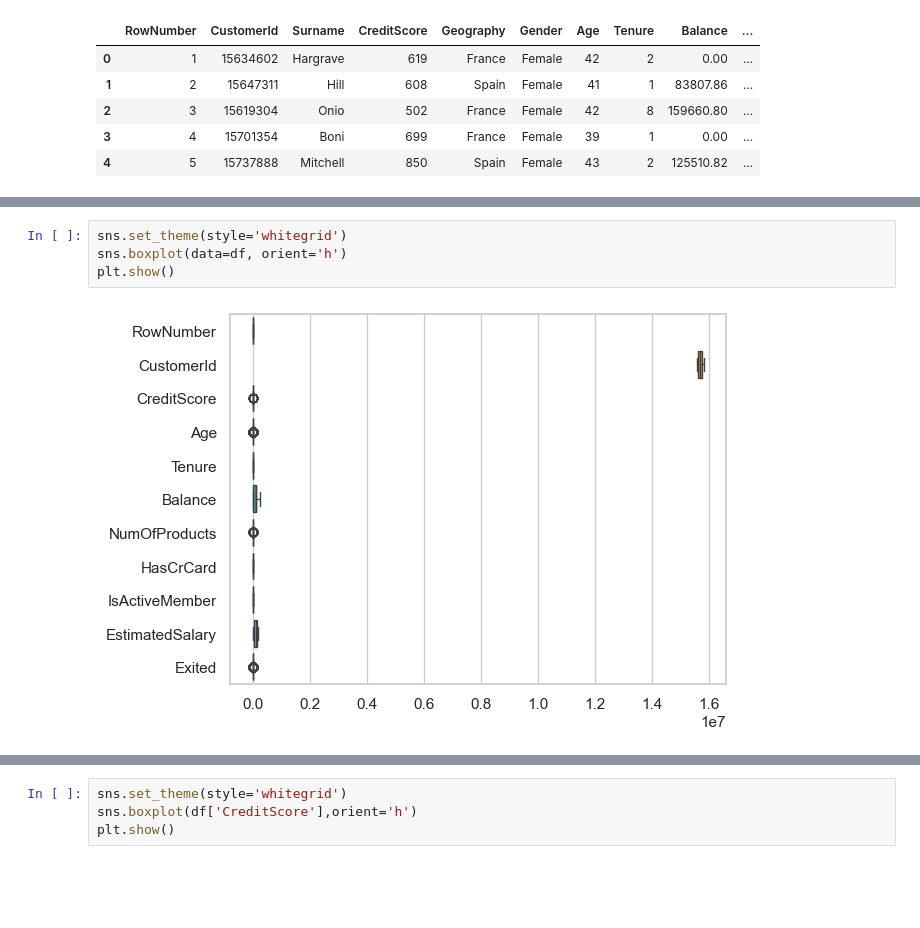
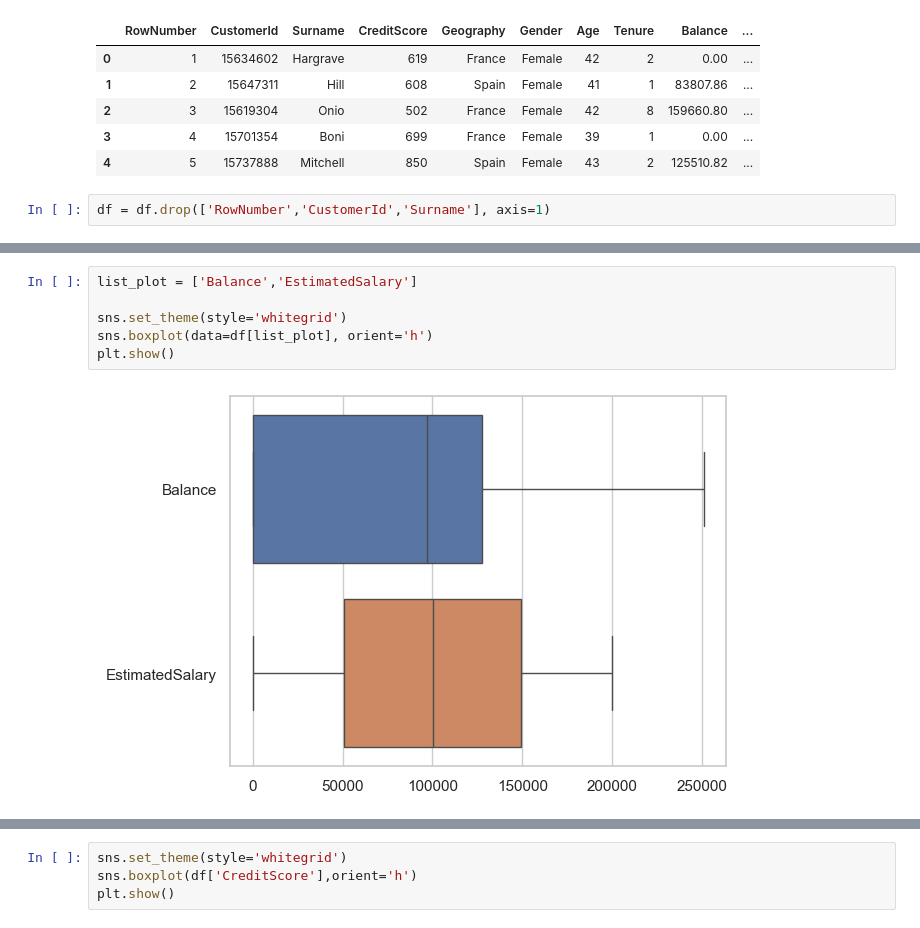
Before and after one commit to skanderkaroui/TP2-Machine-Learning, a Jupyter notebook: atelier_regression2.ipynb, the cells around one changed output, grey strips where cells are left out. Cells and saved outputs as stored; diff of their text form; blank space fills up the shorter version.

```diff
--- a/atelier_regression2.ipynb
+++ b/atelier_regression2.ipynb
@@ -20,3 +20,5 @@ df.head()
 | 2 | 3 | 15619304 | Onio | 502 | France | Female | 42 | 8 | 159660.80 | ... |
 | 3 | 4 | 15701354 | Boni | 699 | France | Female | 39 | 1 | 0.00 | ... |
 | 4 | 5 | 15737888 | Mitchell | 850 | Spain | Female | 43 | 2 | 125510.82 | ... |
+# %%
+df = df.drop(['RowNumber','CustomerId','Surname'], axis=1)
@@ -73,6 +95,8 @@ dtype: int64
 # %%
+list_plot = ['Balance','EstimatedSalary']
+
 sns.set_theme(style='whitegrid')
-sns.boxplot(data=df, orient='h')
+sns.boxplot(data=df[list_plot], orient='h')
 plt.show()
 # %% [output]
-[figure, old version]
+[figure, new version]
```
Also changed, not shown: parts of 10 cells of this notebook.
